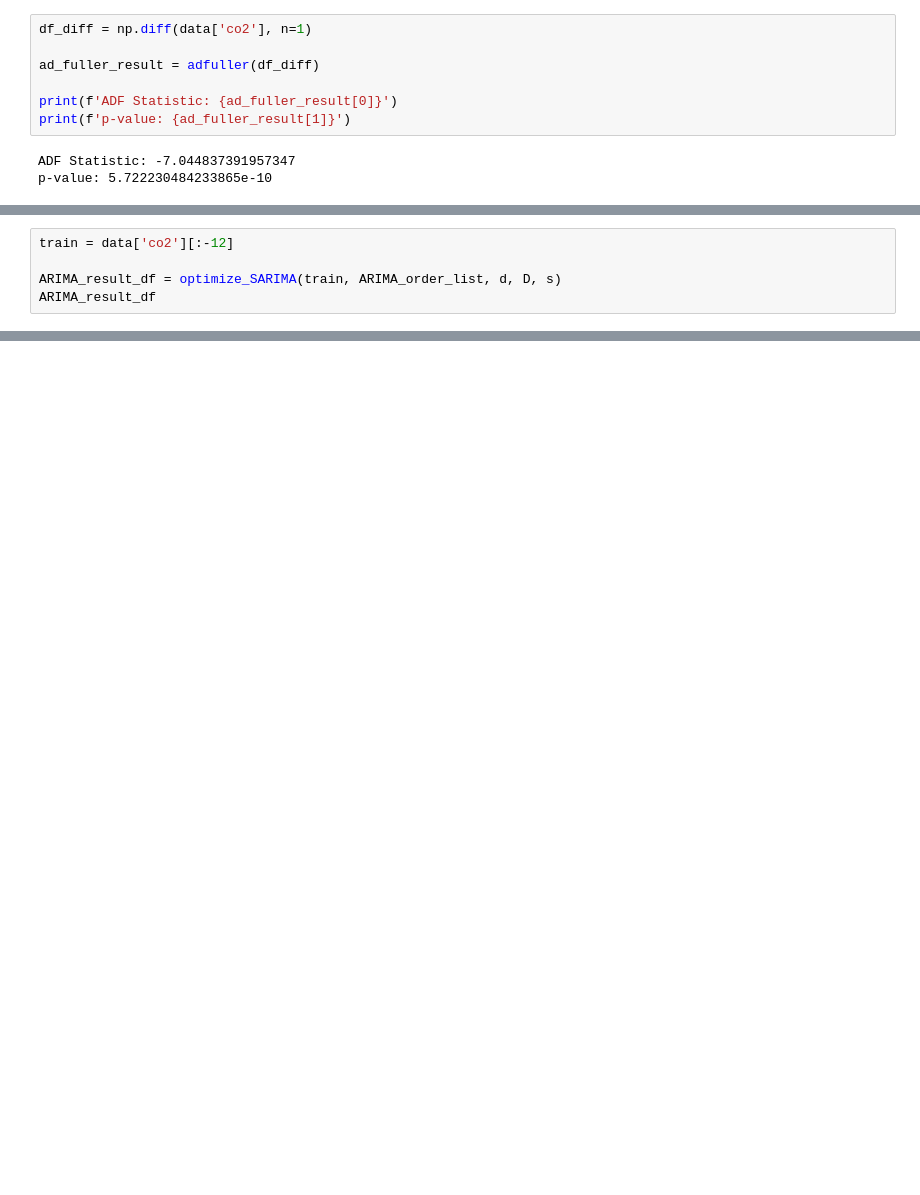
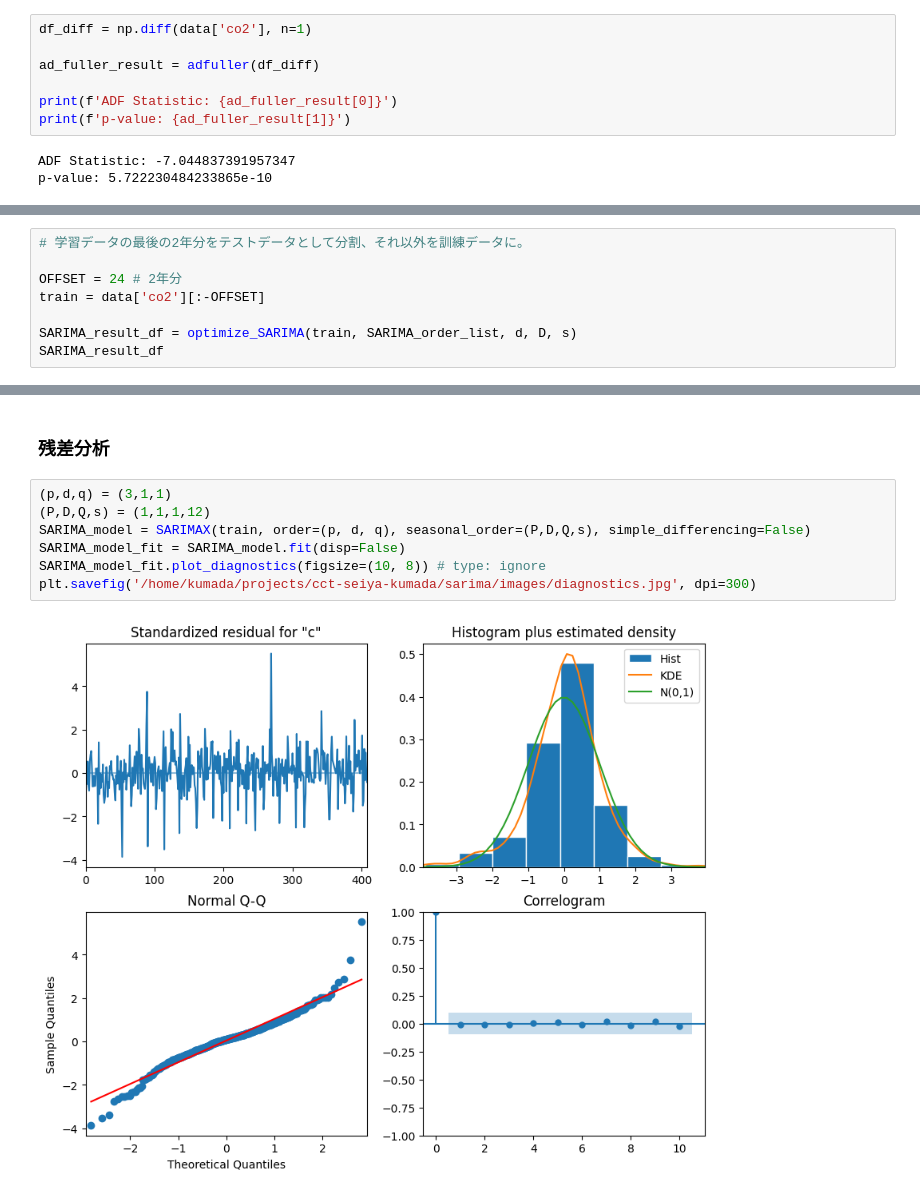
Before and after one commit to cct-blog/cct-seiya-kumada, a Jupyter notebook: sarima/src/main.ipynb, the cells around one changed output, grey strips where cells are left out. Cells and saved outputs as stored; diff of their text form; blank space fills up the shorter version.

```diff
--- a/sarima/src/main.ipynb
+++ b/sarima/src/main.ipynb
@@ -205,7 +235,10 @@ def optimize_SARIMA(endog: Union[pd.Series, list], order_list: list, d: int, D:
 
     return result_df
 # %%
-train = data['co2'][:-12]
+# 学習データの最後の2年分をテストデータとして分割、それ以外を訓練データに。
 
-ARIMA_result_df = optimize_SARIMA(train, ARIMA_order_list, d, D, s)
-ARIMA_result_df
+OFFSET = 24 # 2年分
+train = data['co2'][:-OFFSET]
+
+SARIMA_result_df = optimize_SARIMA(train, SARIMA_order_list, d, D, s)
+SARIMA_result_df
@@ -211,0 +266,11 @@ ARIMA_result_df
+# %% [markdown]
+### 残差分析
+# %%
+(p,d,q) = (3,1,1)
+(P,D,Q,s) = (1,1,1,12)
+SARIMA_model = SARIMAX(train, order=(p, d, q), seasonal_order=(P,D,Q,s), simple_differencing=False)
+SARIMA_model_fit = SARIMA_model.fit(disp=False)
+SARIMA_model_fit.plot_diagnostics(figsize=(10, 8)) # type: ignore
+plt.savefig('/home/kumada/projects/cct-seiya-kumada/sarima/images/diagnostics.jpg', dpi=300)
+# %% [output]
+[figure, added]
```
Also changed, not shown: parts of 28 cells of this notebook.
